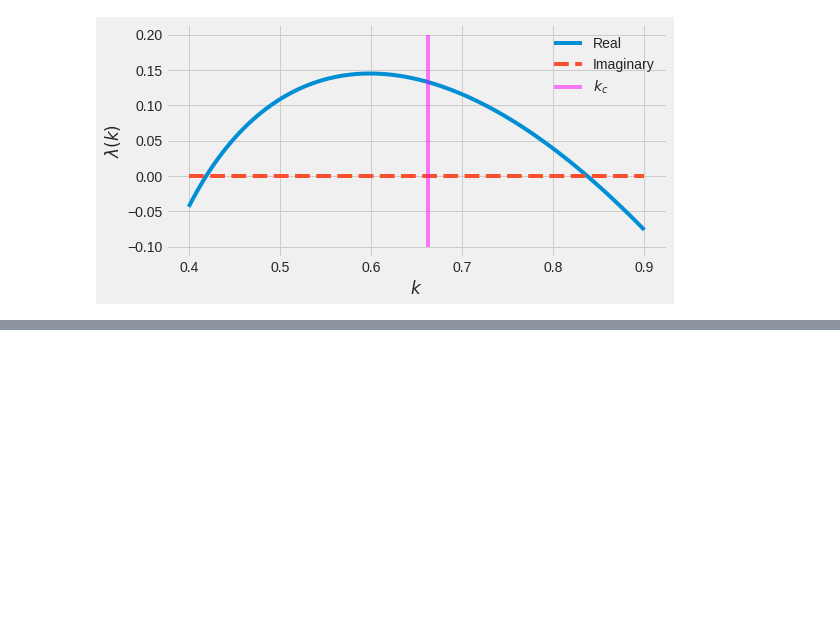
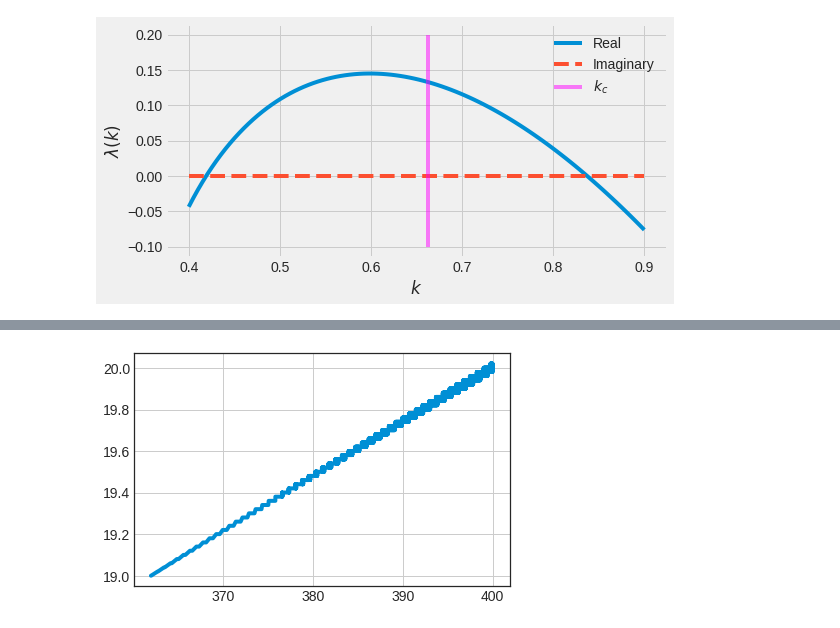
Before and after one commit to rpazuki/morpho_repo, a Jupyter notebook: amplitude_method/PDE_linear_stability.ipynb, the cells around one changed output, grey strips where cells are left out. Cells and saved outputs as stored; diff of their text form; code cells hidden in the pictures; blank space fills up the shorter version.

```diff
--- a/amplitude_method/PDE_linear_stability.ipynb
+++ b/amplitude_method/PDE_linear_stability.ipynb
@@ -612,19 +589,0 @@ $\displaystyle - \frac{A^{2}}{2} + \frac{B}{2} - \frac{D_{u} k^{2}}{2} - \frac{D
-# %%
-lambda_k_2_f = lambdify([k, A, B, D_u, D_v],lambda_k_2, modules='numpy')
-
-ks = np.complex64(np.linspace(0.5, 1, num=50))
-
-k_c_2 = ((B - 1) * D_v - A**2 * D_u)/(2 * D_u * D_v)
-k_c_2_f = lambdify([A, B, D_u, D_v], k_c_2, modules='numpy')
-
-fig = plt.figure(figsize=(8,4))
-plt.style.use('fivethirtyeight')
-plt.plot(ks, np.real(lambda_k_2_f(ks, A = 2, B = 3, D_u = 1, D_v = 10)), label='Real')
-plt.plot(ks, np.imag(lambda_k_2_f(ks, A = 2, B = 3, D_u = 1, D_v = 10)), '--', label='Imaginary')
-
-plt.vlines(np.sqrt(k_c_2_f(A = 2, B = 3, D_u = 1, D_v = 10)), -.2 , .3)
-plt.xlabel(r"$k$")
-plt.ylabel(r"$\lambda(k)$")
-plt.legend()
-#plt.grid()
-plt.show()
@@ -654,0 +724,6 @@ $\displaystyle - D_{u} k - D_{v} k + \frac{- 2 A^{2} D_{u} k + 2 A^{2} D_{v} k -
+# %%
+plt.plot(A_axis[i], B_axis[j])
+plt.grid()
+plt.show()
+# %% [output]
+[figure, added]
```
Also changed, not shown: parts of 20 cells of this notebook, 6 other files.
